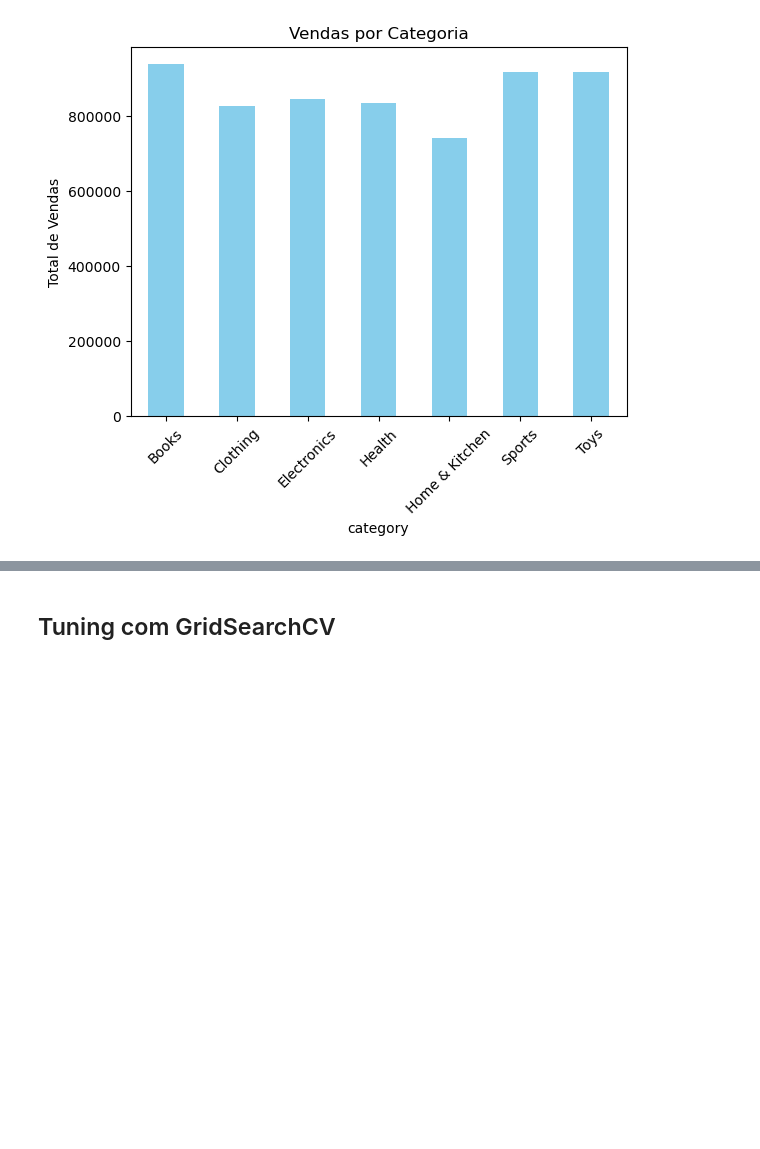
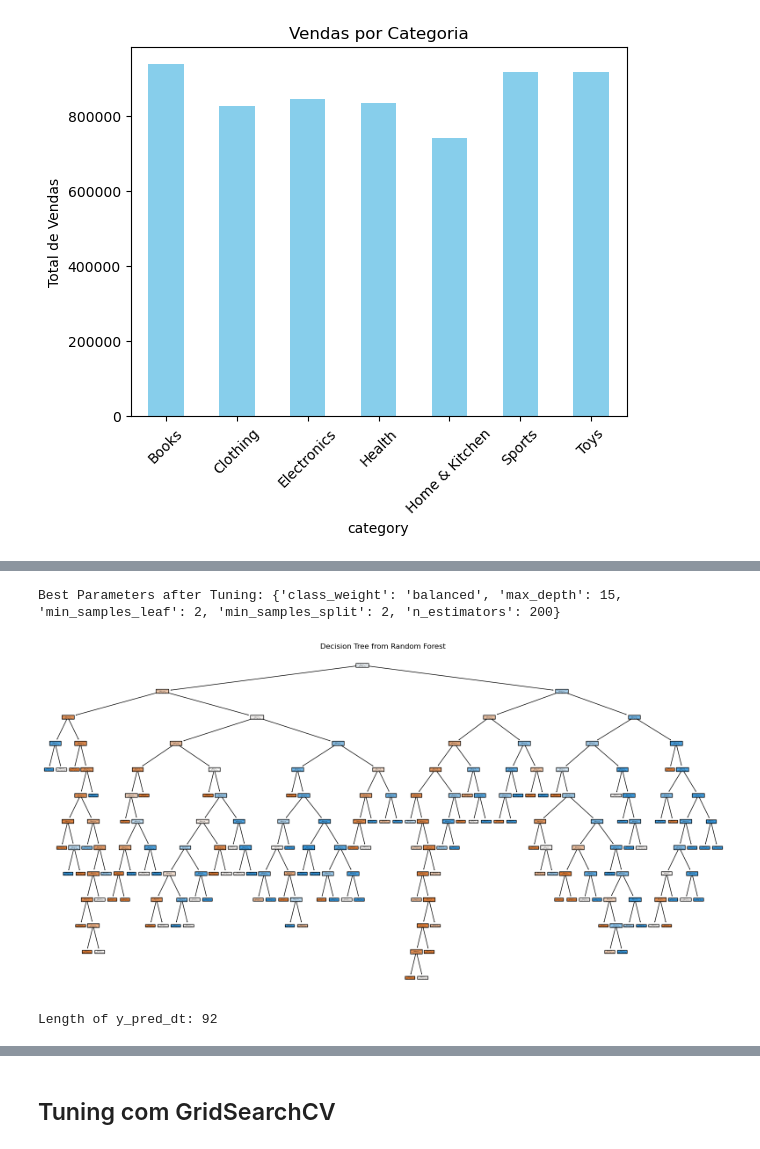
Before and after one commit to CCT-Dublin/capstone-project-alexandramuniks, a Jupyter notebook: Final Strategic Thinking..ipynb, the cells around one changed output, grey strips where cells are left out. Cells and saved outputs as stored; diff of their text form; code cells hidden in the pictures; blank space fills up the shorter version.

```diff
--- a/Final Strategic Thinking..ipynb
+++ b/Final Strategic Thinking..ipynb
@@ -407,0 +523,55 @@ In the decision tree analysis undertaken, the variable of most significant influ
+# %%
+from sklearn.ensemble import RandomForestClassifier
+from sklearn.model_selection import GridSearchCV
+
+# Definindo o modelo
+rf_model = RandomForestClassifier(random_state=42)
+
+# Ajustando os parâmetros do modelo com GridSearchCV
+param_grid = {
+    'n_estimators': [50, 100, 200],
+    'max_depth': [10, 15, 20, None],
+    'min_samples_split': [2, 5, 10],
+    'min_samples_leaf': [1, 2, 4],
+    'class_weight': ['balanced', None]
+}
+
+# GridSearchCV para otimizar os hiperparâmetros
+grid_rf = GridSearchCV(estimator=rf_model, param_grid=param_grid, cv=5, scoring='accuracy', n_jobs=-1)
+grid_rf.fit(X_train, y_train)
+
+# Exibindo os melhores parâmetros
+print("Best Parameters after Tuning:", grid_rf.best_params_)
+# %% [output]
+Best Parameters after Tuning: {'class_weight': 'balanced', 'max_depth': 15, 'min_samples_leaf': 2, 'min_samples_split': 2, 'n_estimators': 200}
+# %%
+rf_model = RandomForestClassifier(
+    class_weight='balanced',
+    max_depth=15,
+    min_samples_leaf=2,
+    min_samples_split=2,
+    n_estimators=200,
+    random_state=42
+)
+
+rf_model.fit(X_train, y_train)
+
+# Visualizando uma das árvores do Random Forest
+plt.figure(figsize=(20, 10))
+plot_tree(rf_model.estimators_[0], filled=True, feature_names=features, class_names=['Low Sales', 'High Sales'])
+plt.title("Decision Tree from Random Forest")
+plt.show()
+# %% [output]
+[figure, added]
+# %%
+from sklearn.tree import DecisionTreeRegressor
+
+# Treinando o modelo Decision Tree
+dt_model = DecisionTreeRegressor(random_state=42)
+dt_model.fit(X_train, y_train)
+
+# Gerando previsões para o conjunto de teste
+y_pred_dt = dt_model.predict(X_test)
+print(f"Length of y_pred_dt: {len(y_pred_dt)}")
+# %% [output]
+Length of y_pred_dt: 92
```
Also changed, not shown: parts of 97 cells of this notebook, 1 other file.
